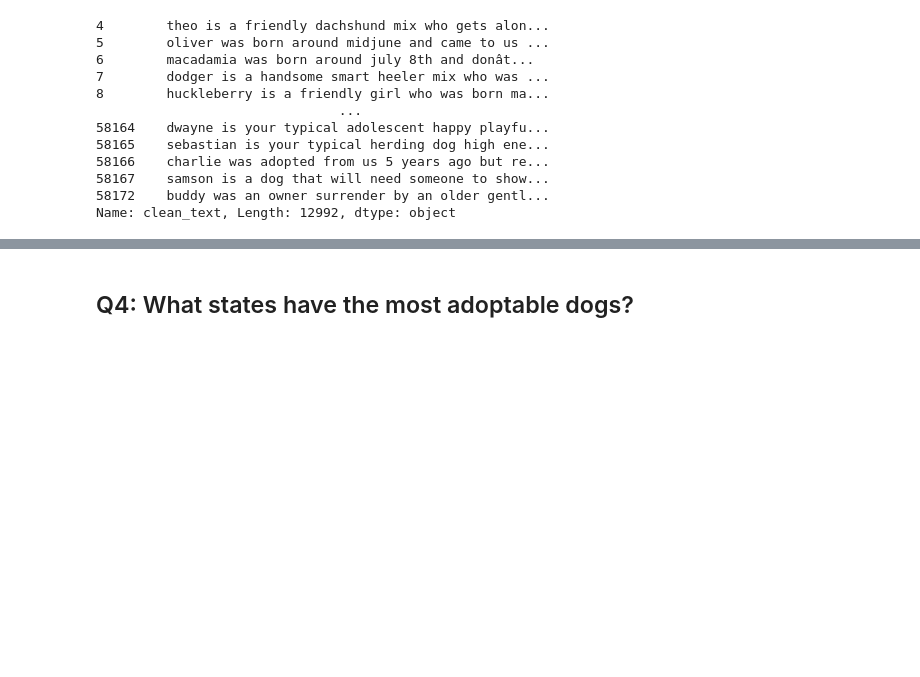
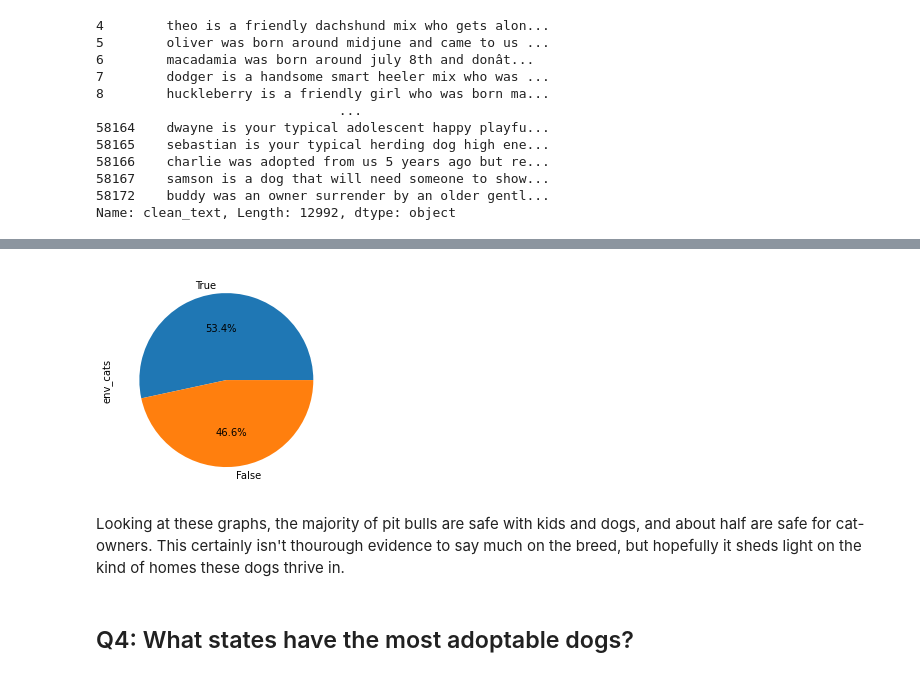
Before and after one commit to isabelizimm/petfinder-analysis, a Jupyter notebook: petfinder_analysis.ipynb, the cells around one changed output, grey strips where cells are left out. Drawn from its saved outputs; the diff is of its cells as text; code cells hidden in the pictures; blank space fills up the shorter version.

```diff
--- a/petfinder_analysis.ipynb
+++ b/petfinder_analysis.ipynb
@@ -172,3 +229,10 @@ Why might it seem this way? Well, we don't know for sure. This might just be the
+# %%
+pb["env_cats"].value_counts().plot(kind='pie', autopct='%1.1f%%')
+plt.show()
+# %% [output]
+[figure, added]
+# %% [markdown]
+Looking at these graphs, the majority of pit bulls are safe with kids and dogs, and about half are safe for cat-owners. This certainly isn't thourough evidence to say much on the breed, but hopefully it sheds light on the kind of homes these dogs thrive in.
 # %% [markdown]
 ## Q4: What states have the most adoptable dogs?
 # %%
```
Also changed, not shown: parts of 23 cells of this notebook, 1 other file.
